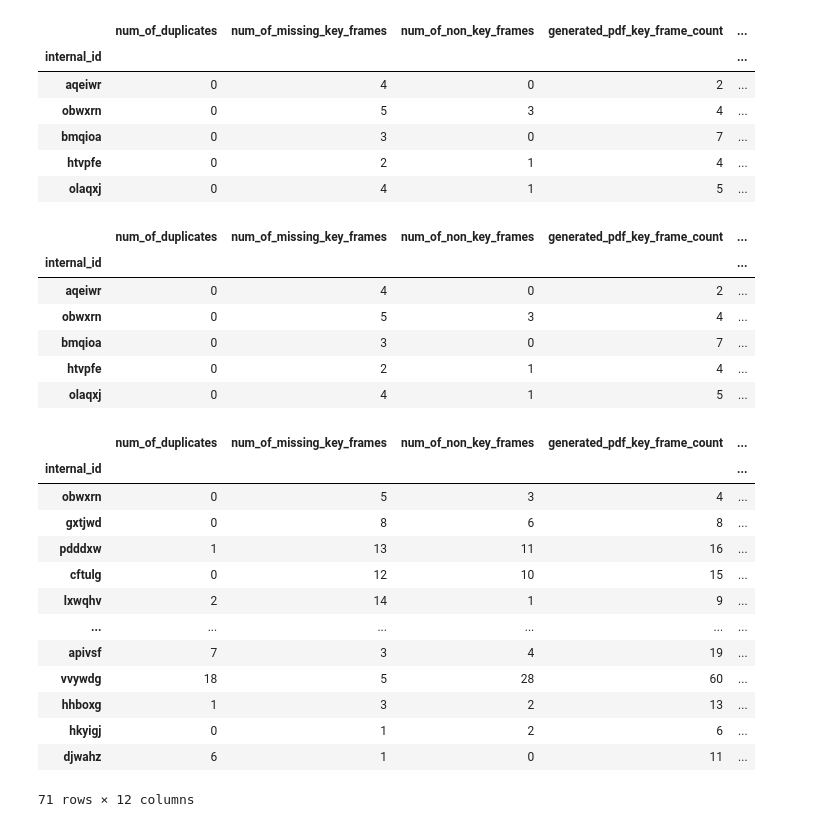
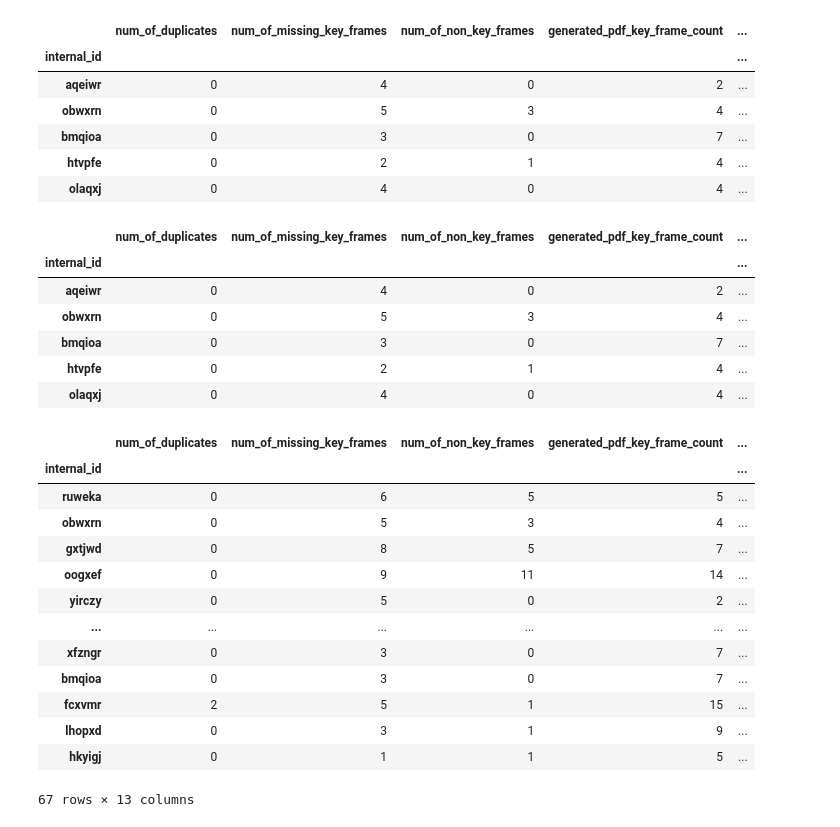
Before and after one commit to anxkhn/GlimpsifyPlus, a Jupyter notebook: experiments/31_analyse_reports_by_creating_bin_of_durations.ipynb, the cells around one changed output. Saved outputs shown, nothing was run; the diff lists cells and outputs as text; code cells hidden in the pictures.

```diff
--- a/experiments/31_analyse_reports_by_creating_bin_of_durations.ipynb
+++ b/experiments/31_analyse_reports_by_creating_bin_of_durations.ipynb
@@ -10,7 +10,7 @@ def get_video_duration(video_id: str) -> float:
     duration = yt.length
     return duration
 # %%
-report_path = "/home/vedant/Desktop/glimpsify/most_info_frame_extractor/experiments/28/evaluation_report_prominent_peaks_v4.csv"
+report_path = "/home/vedant/Desktop/glimpsify/most_info_frame_extractor/experiments/28/evaluation_report_prominent_peaks__phash_v1.csv"
 internal_id_to_video_id_mapping = "/home/vedant/Desktop/glimpsify/most_info_frame_extractor/experiments/25/internal_id_to_video_id_df.csv"
 
 report_df = pd.read_csv(report_path)
@@ -143,35 +143,36 @@ expanded_report_df.head()
 | obwxrn | 0 | 5 | 3 | 4 | ... |
 | bmqioa | 0 | 3 | 0 | 7 | ... |
 | htvpfe | 0 | 2 | 1 | 4 | ... |
-| olaqxj | 0 | 4 | 1 | 5 | ... |
+| olaqxj | 0 | 4 | 0 | 4 | ... |
 # %%
 under_40_df = expanded_report_df[expanded_report_df['duration'] < 2400]
+over_40_df = expanded_report_df[expanded_report_df['duration'] >= 2400]
 under_40_df.head()
 # %% [output]
 |  | num_of_duplicates | num_of_missing_key_frames | num_of_non_key_frames | generated_pdf_key_frame_count | ... |
 | internal_id |  |  |  |  | ... |
 | aqeiwr | 0 | 4 | 0 | 2 | ... |
 | obwxrn | 0 | 5 | 3 | 4 | ... |
 | bmqioa | 0 | 3 | 0 | 7 | ... |
 | htvpfe | 0 | 2 | 1 | 4 | ... |
-| olaqxj | 0 | 4 | 1 | 5 | ... |
+| olaqxj | 0 | 4 | 0 | 4 | ... |
 # %%
 under_40_df.describe()
 under_40_df.sort_values(by="accuracy", ascending=True)
 # %% [output]
 |  | num_of_duplicates | num_of_missing_key_frames | num_of_non_key_frames | generated_pdf_key_frame_count | ... |
 | internal_id |  |  |  |  | ... |
+| ruweka | 0 | 6 | 5 | 5 | ... |
 | obwxrn | 0 | 5 | 3 | 4 | ... |
-| gxtjwd | 0 | 8 | 6 | 8 | ... |
-| pdddxw | 1 | 13 | 11 | 16 | ... |
-| cftulg | 0 | 12 | 10 | 15 | ... |
-| lxwqhv | 2 | 14 | 1 | 9 | ... |
+| gxtjwd | 0 | 8 | 5 | 7 | ... |
+| oogxef | 0 | 9 | 11 | 14 | ... |
+| yirczy | 0 | 5 | 0 | 2 | ... |
 | ... | ... | ... | ... | ... | ... |
-| apivsf | 7 | 3 | 4 | 19 | ... |
-| vvywdg | 18 | 5 | 28 | 60 | ... |
-| hhboxg | 1 | 3 | 2 | 13 | ... |
-| hkyigj | 0 | 1 | 2 | 6 | ... |
-| djwahz | 6 | 1 | 0 | 11 | ... |
+| xfzngr | 0 | 3 | 0 | 7 | ... |
+| bmqioa | 0 | 3 | 0 | 7 | ... |
+| fcxvmr | 2 | 5 | 1 | 15 | ... |
+| lhopxd | 0 | 3 | 1 | 9 | ... |
+| hkyigj | 0 | 1 | 1 | 5 | ... |
-71 rows × 12 columns
+67 rows × 13 columns
 # %%
 # TODO: test k_transactions for > 40 minutes video. It'll perform better I think
```
Also changed, not shown: parts of 6 cells of this notebook, 11 other files.
